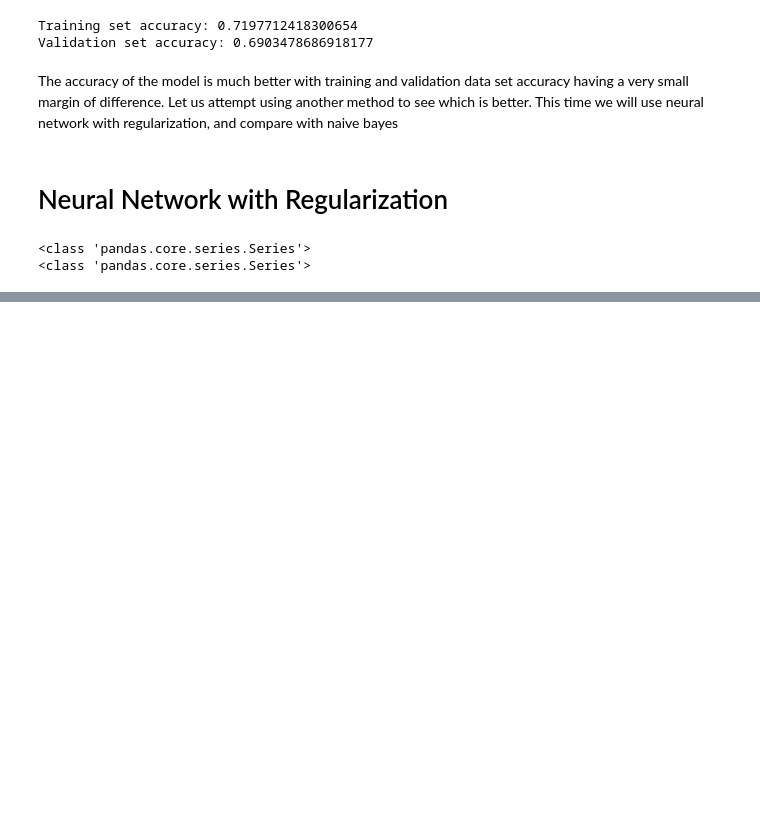
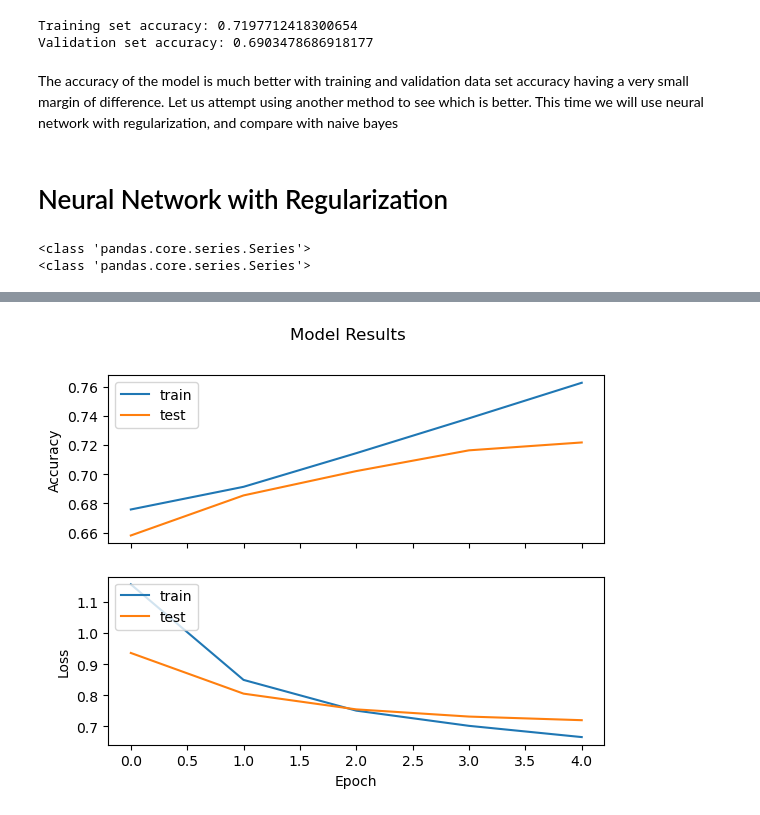
Before and after one commit to papyrusleaf/TweetSentimentAnalysis, a Jupyter notebook: TweetSentimentAnalysis.ipynb, the cells around one changed output, grey strips where cells are left out. Drawn from its saved outputs; the diff is of its cells as text; code cells hidden in the pictures; blank space fills up the shorter version.

```diff
--- a/TweetSentimentAnalysis.ipynb
+++ b/TweetSentimentAnalysis.ipynb
@@ -692,0 +707,6 @@ Using pretrained twitter words from "https://github.com/stanfordnlp/GloVe/blob/m
+# %%
+#sets the embedding dimensions
+embedding_dim = 100
+embedding_matrix = create_embedding_matrix("C:\Moringa\Phase 4\Project\glove.twitter.27B\glove.twitter.27B.100d.txt",
+                                           k_tokenizer.word_index,
+                                           embedding_dim)
@@ -692,0 +769,14 @@ Using pretrained twitter words from "https://github.com/stanfordnlp/GloVe/blob/m
+# %%
+from keras.callbacks import EarlyStopping
+
+# Instantiating early stopping callback
+early_stopping = EarlyStopping(monitor='val_accuracy',
+                               patience=3,  # Number of epochs to wait for improvement
+                               restore_best_weights=True,  # Restore model with best weights
+                               verbose=1)
+
+# Fitting the model
+history = model.fit(X_train_processed, y_train,
+                    batch_size=50,
+                    epochs=5,
+                    validation_data=(X_val_processed, y_val))
@@ -692,0 +794,23 @@ Using pretrained twitter words from "https://github.com/stanfordnlp/GloVe/blob/m
+# %%
+# Visualize NN training history
+def visualize_training_results(history):
+    fig, (ax1, ax2) = plt.subplots(2, sharex=True)
+    fig.suptitle('Model Results')
+
+    # summarize history for accuracy
+    ax1.plot(history.history['accuracy'])
+    ax1.plot(history.history['val_accuracy'])
+    ax1.set_ylabel('Accuracy')
+    ax1.legend(['train', 'test'], loc='upper left')
+    # summarize history for loss
+    ax2.plot(history.history['loss'])
+    ax2.plot(history.history['val_loss'])
+    ax2.set_ylabel('Loss')
+    ax2.legend(['train', 'test'], loc='upper left')
+
+    plt.xlabel('Epoch')
+    plt.show()
+# %%
+visualize_training_results(history)
+# %% [output]
+[figure, added]
```
Also changed, not shown: parts of 13 cells of this notebook.
